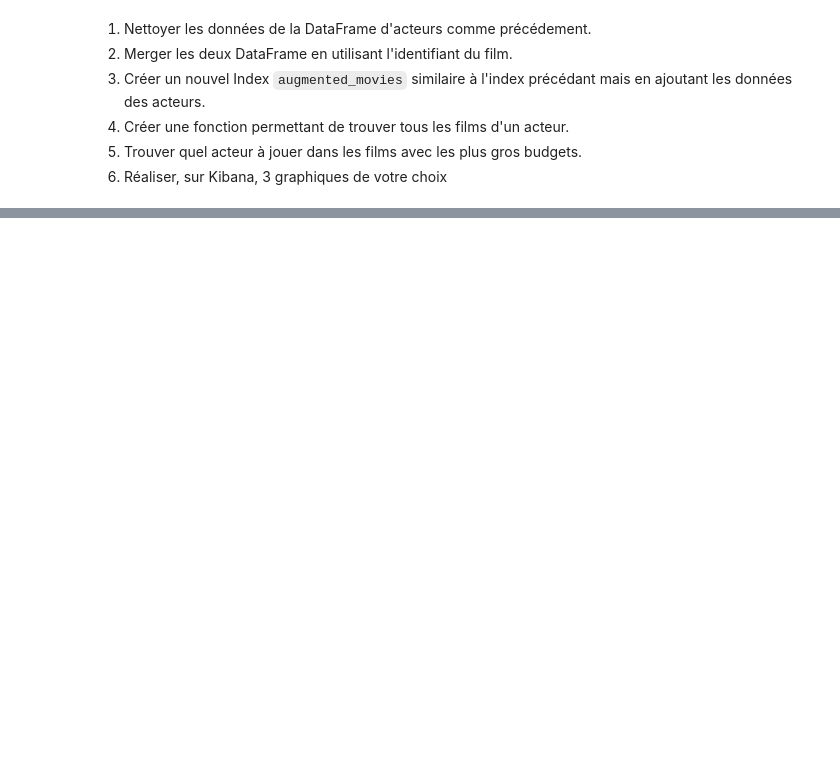
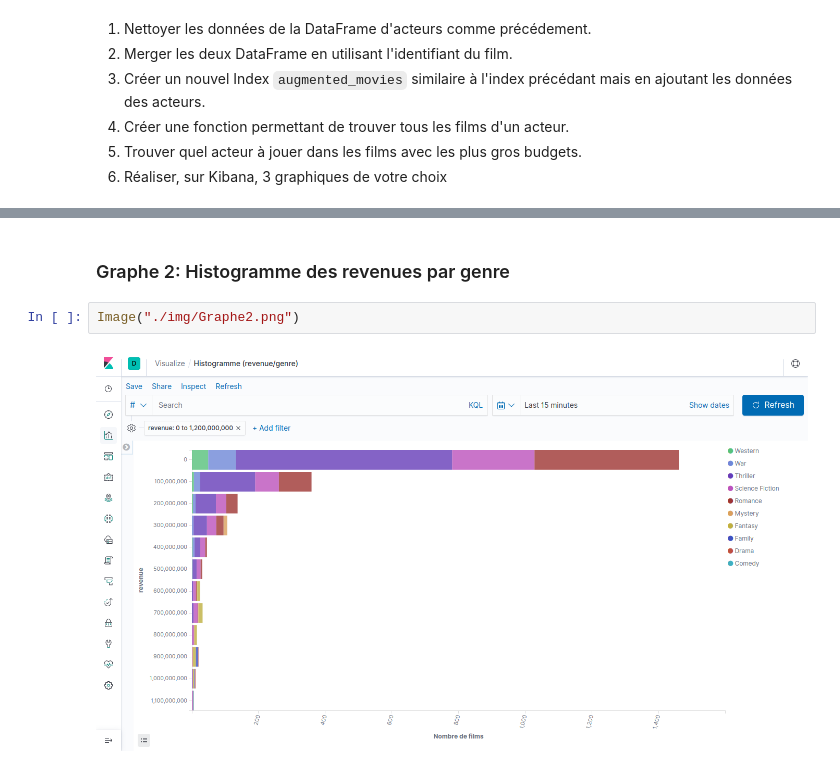
Before and after one commit to LcPlacide/DataEngineerTools, a Jupyter notebook: 5ElasticSearch/Introduction.ipynb, the cells around one changed output, grey strips where cells are left out. Saved outputs shown, nothing was run; the diff lists cells and outputs as text; blank space fills up the shorter version.

```diff
--- a/5ElasticSearch/Introduction.ipynb
+++ b/5ElasticSearch/Introduction.ipynb
@@ -669,0 +785,6 @@ moviesByActor("Johnny Depp")
+# %% [markdown]
+### Graphe 2: Histogramme des revenues par genre
+# %%
+Image("./img/Graphe2.png")
+# %% [output]
+[figure, added]
```
Also changed, not shown: parts of 19 cells of this notebook, 5 other files.
